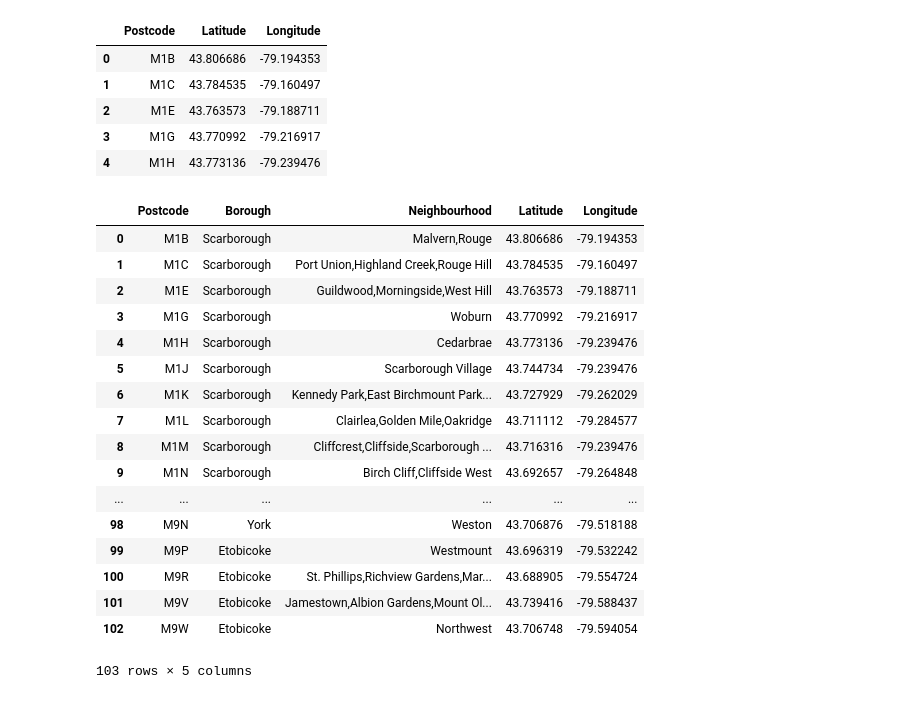
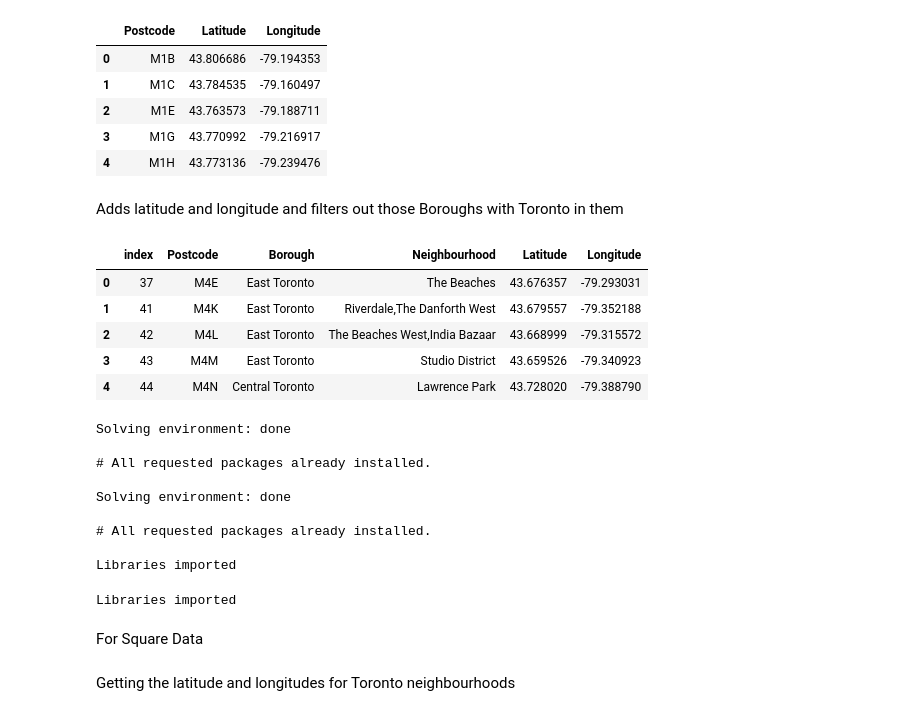
Before and after one commit to jonpchu/coursera_capstone_project, a Jupyter notebook: Segmenting and Clustering Neighborhoods 2.ipynb, the cells around one changed output. Cells and saved outputs as stored; diff of their text form; code cells hidden in the pictures.

Commit message:
Published from Watson Studio.

```diff
--- a/Segmenting and Clustering Neighborhoods 2.ipynb
+++ b/Segmenting and Clustering Neighborhoods 2.ipynb
@@ -70,27 +70,48 @@ Prints the header and values of the table and prints the shape of table
 | 2 | M1E | 43.763573 | -79.188711 |
 | 3 | M1G | 43.770992 | -79.216917 |
 | 4 | M1H | 43.773136 | -79.239476 |
+# %% [markdown]
+Adds latitude and longitude and filters out those Boroughs with Toronto in them
 # %%
 df_final2 = pd.merge(df_final,df_data,left_on='Postcode',right_on='Postcode')
 df_final2 = df_final2.rename(columns={'Latitude_y':'Latitude'})
-df_final2 = df_final2.drop('Latitude_x',axis=1)
-df_final2
+df_final2 = df_final2[df_final2['Borough'].str.contains('Toronto')]
+df_final2 = df_final2.reset_index()
+
+df_final2.head()
 # %% [output]
-|  | Postcode | Borough | Neighbourhood | Latitude | Longitude |
-| 0 | M1B | Scarborough | Malvern,Rouge | 43.806686 | -79.194353 |
-| 1 | M1C | Scarborough | Port Union,Highland Creek,Rouge Hill | 43.784535 | -79.160497 |
-| 2 | M1E | Scarborough | Guildwood,Morningside,West Hill | 43.763573 | -79.188711 |
-| 3 | M1G | Scarborough | Woburn | 43.770992 | -79.216917 |
-| 4 | M1H | Scarborough | Cedarbrae | 43.773136 | -79.239476 |
-| 5 | M1J | Scarborough | Scarborough Village | 43.744734 | -79.239476 |
-| 6 | M1K | Scarborough | Kennedy Park,East Birchmount Park... | 43.727929 | -79.262029 |
-| 7 | M1L | Scarborough | Clairlea,Golden Mile,Oakridge | 43.711112 | -79.284577 |
-| 8 | M1M | Scarborough | Cliffcrest,Cliffside,Scarborough ... | 43.716316 | -79.239476 |
-| 9 | M1N | Scarborough | Birch Cliff,Cliffside West | 43.692657 | -79.264848 |
-| ... | ... | ... | ... | ... | ... |
-| 98 | M9N | York | Weston | 43.706876 | -79.518188 |
-| 99 | M9P | Etobicoke | Westmount | 43.696319 | -79.532242 |
-| 100 | M9R | Etobicoke | St. Phillips,Richview Gardens,Mar... | 43.688905 | -79.554724 |
-| 101 | M9V | Etobicoke | Jamestown,Albion Gardens,Mount Ol... | 43.739416 | -79.588437 |
-| 102 | M9W | Etobicoke | Northwest | 43.706748 | -79.594054 |
+|  | index | Postcode | Borough | Neighbourhood | Latitude | Longitude |
+| 0 | 37 | M4E | East Toronto | The Beaches | 43.676357 | -79.293031 |
+| 1 | 41 | M4K | East Toronto | Riverdale,The Danforth West | 43.679557 | -79.352188 |
+| 2 | 42 | M4L | East Toronto | The Beaches West,India Bazaar | 43.668999 | -79.315572 |
+| 3 | 43 | M4M | East Toronto | Studio District | 43.659526 | -79.340923 |
+| 4 | 44 | M4N | Central Toronto | Lawrence Park | 43.728020 | -79.388790 |
-103 rows × 5 columns
+# %%
+pd.set_option('display.max_columns', None)
+pd.set_option('display.max_row', None)
+import json
+!conda install -c conda-forge geopy --yes
+from geopy.geocoders import Nominatim
+!conda install -c conda-forge folium=0.5.0 --yes
+import folium
+print('Libraries imported')
+# %% [output]
+Solving environment: done
+
+# All requested packages already installed.
+
+Solving environment: done
+
+# All requested packages already installed.
+
+Libraries imported
+# %%
+from pandas.io.json import json_normalize
+import matplotlib.cm as cm
+import matplotlib.colors as colors
+from sklearn.cluster import KMeans
+print ('Libraries imported')
+# %% [output]
+Libraries imported
+# %% [markdown]
+For Square Data
@@ -96,0 +122,2 @@ df_final2
+# %% [markdown]
+Getting the latitude and longitudes for Toronto neighbourhoods
```
Also changed, not shown: parts of 20 cells of this notebook.
